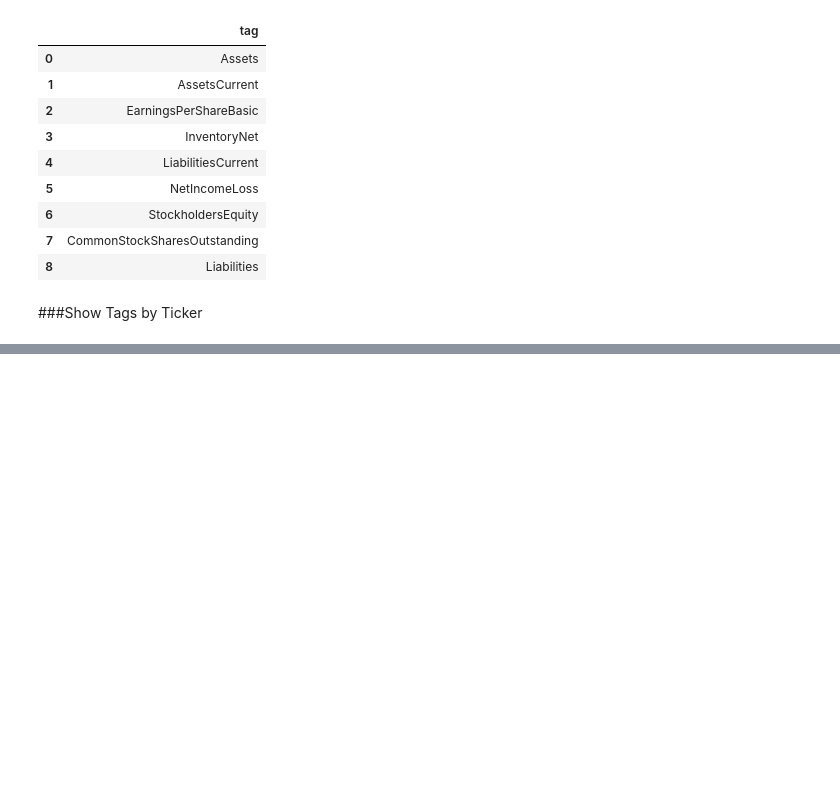
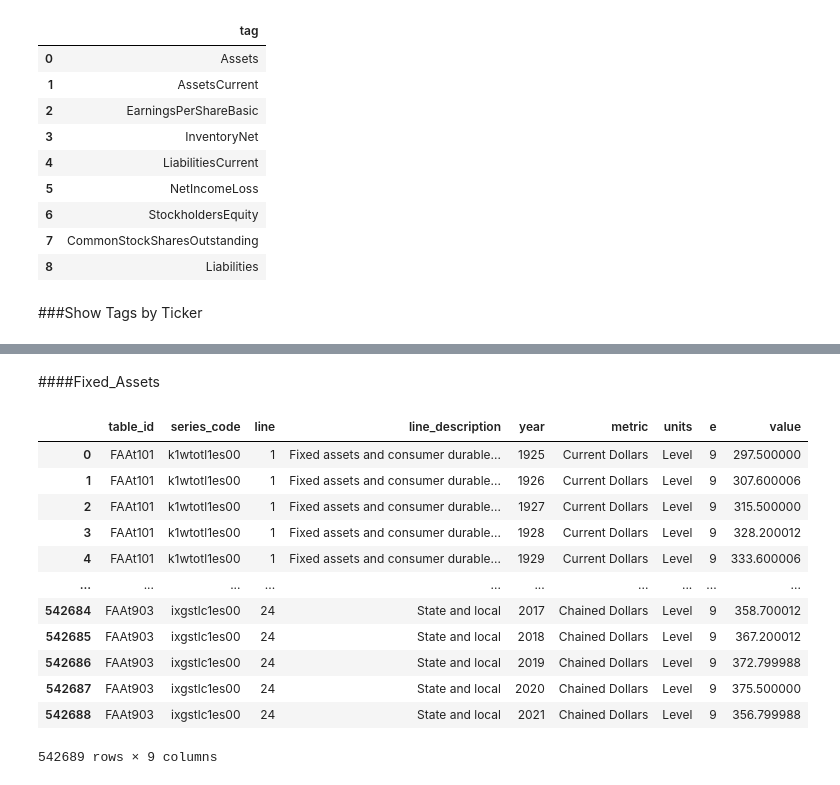
Before and after one commit to CatrielBartezaghi/FinancialDecisionML, a Jupyter notebook: Deliverable2/main2.ipynb, the cells around one changed output, grey strips where cells are left out. Drawn from its saved outputs; the diff is of its cells as text; code cells hidden in the pictures; blank space fills up the shorter version.

```diff
--- a/Deliverable2/main2.ipynb
+++ b/Deliverable2/main2.ipynb
@@ -382,0 +466,19 @@ data
+# %% [markdown]
+####Fixed_Assets
+# %%
+df_fix_as=show_bea_data(engine,"fixed_assets")
+df_fix_as
+# %% [output]
+|  | table_id | series_code | line | line_description | year | metric | units | e | value |
+| 0 | FAAt101 | k1wtotl1es00 | 1 | Fixed assets and consumer durable... | 1925 | Current Dollars | Level | 9 | 297.500000 |
+| 1 | FAAt101 | k1wtotl1es00 | 1 | Fixed assets and consumer durable... | 1926 | Current Dollars | Level | 9 | 307.600006 |
+| 2 | FAAt101 | k1wtotl1es00 | 1 | Fixed assets and consumer durable... | 1927 | Current Dollars | Level | 9 | 315.500000 |
+| 3 | FAAt101 | k1wtotl1es00 | 1 | Fixed assets and consumer durable... | 1928 | Current Dollars | Level | 9 | 328.200012 |
+| 4 | FAAt101 | k1wtotl1es00 | 1 | Fixed assets and consumer durable... | 1929 | Current Dollars | Level | 9 | 333.600006 |
+| ... | ... | ... | ... | ... | ... | ... | ... | ... | ... |
+| 542684 | FAAt903 | ixgstlc1es00 | 24 | State and local | 2017 | Chained Dollars | Level | 9 | 358.700012 |
+| 542685 | FAAt903 | ixgstlc1es00 | 24 | State and local | 2018 | Chained Dollars | Level | 9 | 367.200012 |
+| 542686 | FAAt903 | ixgstlc1es00 | 24 | State and local | 2019 | Chained Dollars | Level | 9 | 372.799988 |
+| 542687 | FAAt903 | ixgstlc1es00 | 24 | State and local | 2020 | Chained Dollars | Level | 9 | 375.500000 |
+| 542688 | FAAt903 | ixgstlc1es00 | 24 | State and local | 2021 | Chained Dollars | Level | 9 | 356.799988 |
+542689 rows × 9 columns
```
Also changed, not shown: parts of 26 cells of this notebook, 1 other file.
